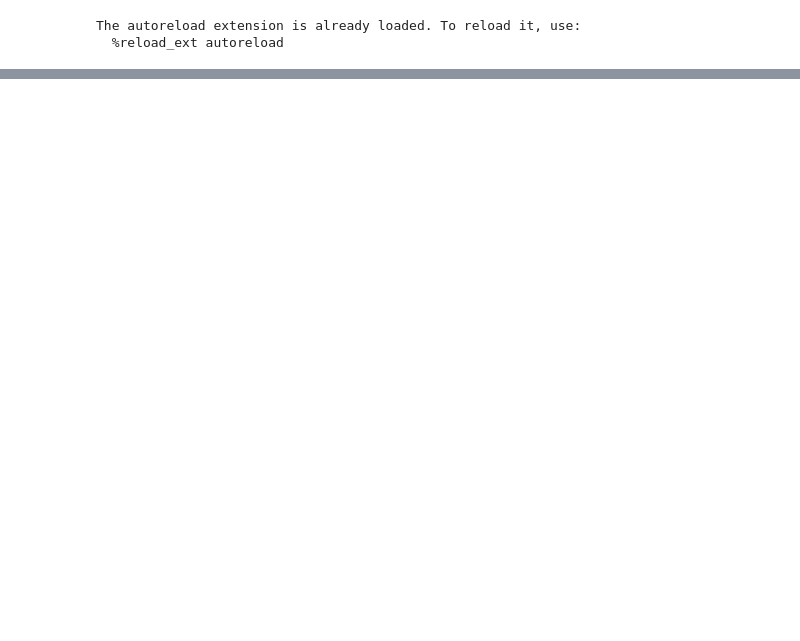
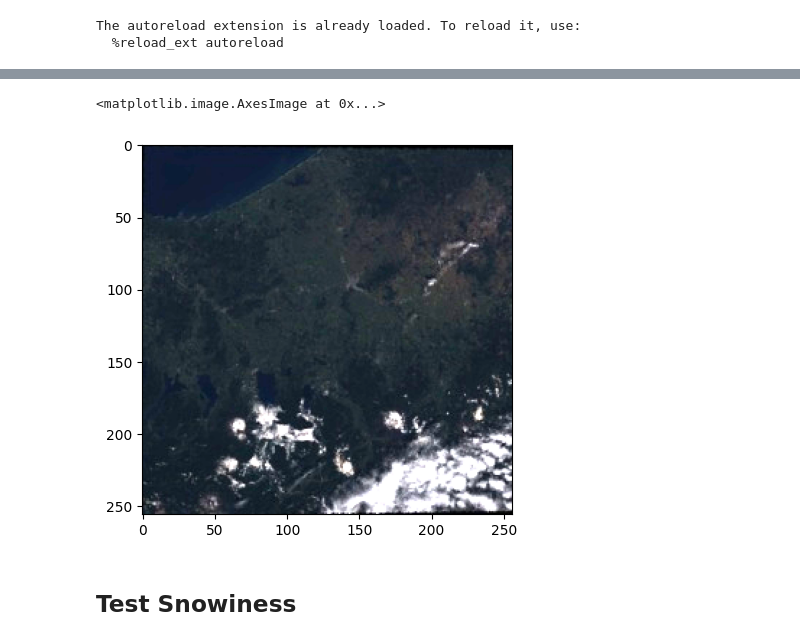
Before and after one commit to JKornberg/controlnet_landsat, a Jupyter notebook: src/notebooks/create_dataset.ipynb, the cells around one changed output, grey strips where cells are left out. Cells and saved outputs as stored; diff of their text form; code cells hidden in the pictures; blank space fills up the shorter version.

```diff
--- a/src/notebooks/create_dataset.ipynb
+++ b/src/notebooks/create_dataset.ipynb
@@ -24,0 +54,9 @@ dataset.push_to_hub(f"Kornberg/landsat_captions", token=os.environ['HF_ACCESS_TO
+# %%
+array = cv.imread('../../data/landsat/targets/0009178.jpg')
+# show image
+plt.imshow((array[:,:,::-1] * 2.6).clip(0,255).astype(np.uint8))
+# %% [output]
+<matplotlib.image.AxesImage at 0x...>
+[figure, added]
+# %% [markdown]
+## Test Snowiness
```
Also changed, not shown: parts of 11 cells of this notebook, 1 other file.
